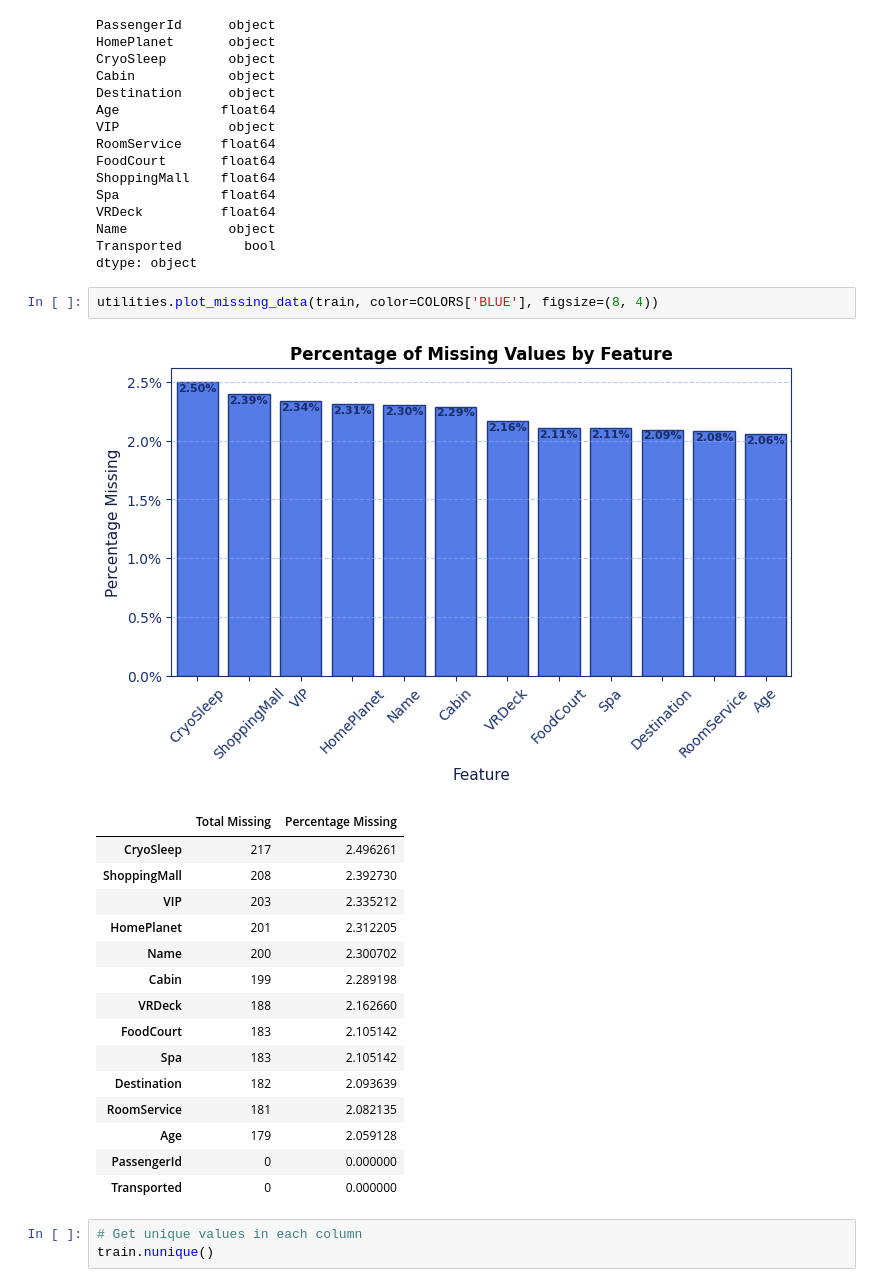
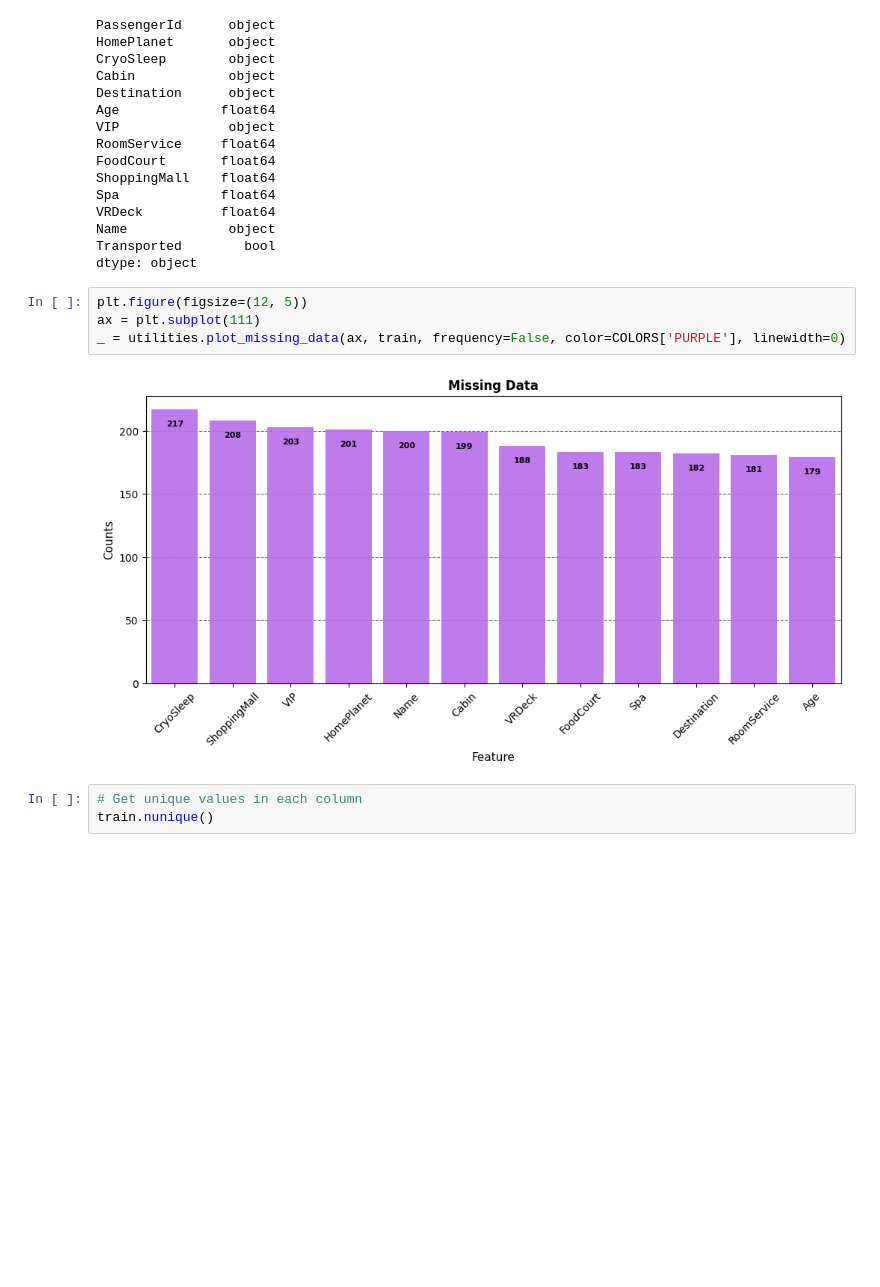
Before and after one commit to ydepledt/kaggle, a Jupyter notebook: spaceship-titanic/spaceship_titatic.ipynb, the cells around one changed output. Drawn from its saved outputs; the diff is of its cells as text; blank space fills up the shorter version.

```diff
--- a/spaceship-titanic/spaceship_titatic.ipynb
+++ b/spaceship-titanic/spaceship_titatic.ipynb
@@ -91,25 +87,12 @@ VRDeck          float64
 Name             object
 Transported        bool
 dtype: object
-# %%
-utilities.plot_missing_data(train, color=COLORS['BLUE'], figsize=(8, 4))
-# %% [output]
-[figure, removed]
-|  | Total Missing | Percentage Missing |
-| CryoSleep | 217 | 2.496261 |
-| ShoppingMall | 208 | 2.392730 |
-| VIP | 203 | 2.335212 |
-| HomePlanet | 201 | 2.312205 |
-| Name | 200 | 2.300702 |
-| Cabin | 199 | 2.289198 |
-| VRDeck | 188 | 2.162660 |
-| FoodCourt | 183 | 2.105142 |
-| Spa | 183 | 2.105142 |
-| Destination | 182 | 2.093639 |
-| RoomService | 181 | 2.082135 |
-| Age | 179 | 2.059128 |
-| PassengerId | 0 | 0.000000 |
-| Transported | 0 | 0.000000 |
+# %%
+plt.figure(figsize=(12, 5))
+ax = plt.subplot(111)
+_ = utilities.plot_missing_data(ax, train, frequency=False, color=COLORS['PURPLE'], linewidth=0)
+# %% [output]
+[figure, added]
 # %%
 # Get unique values in each column
 train.nunique()
```
Also changed, not shown: parts of 14 cells of this notebook, 12 other files.
